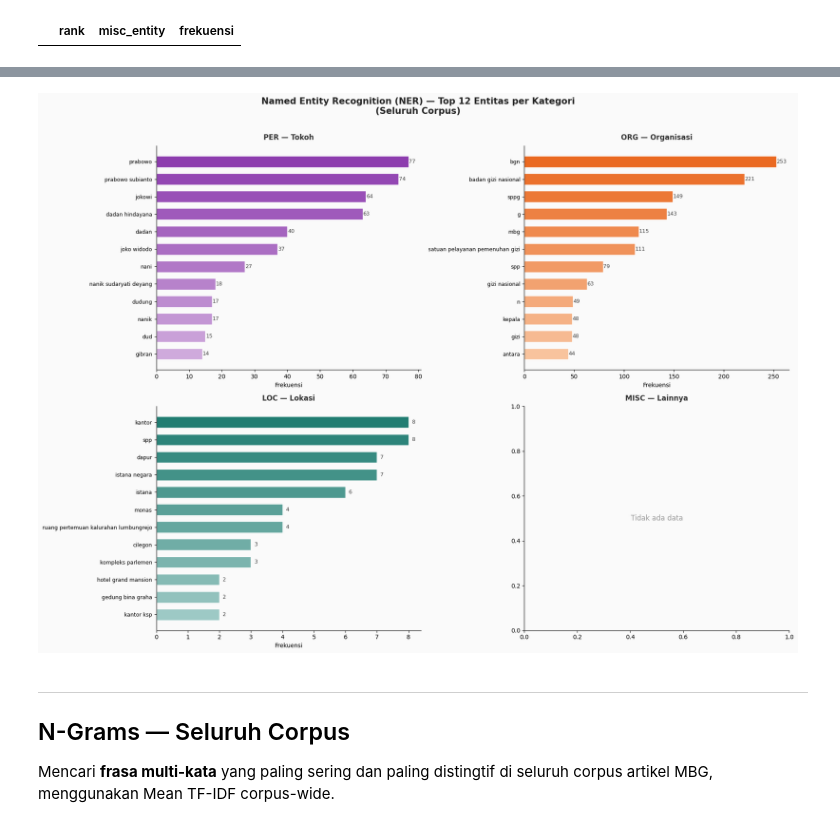
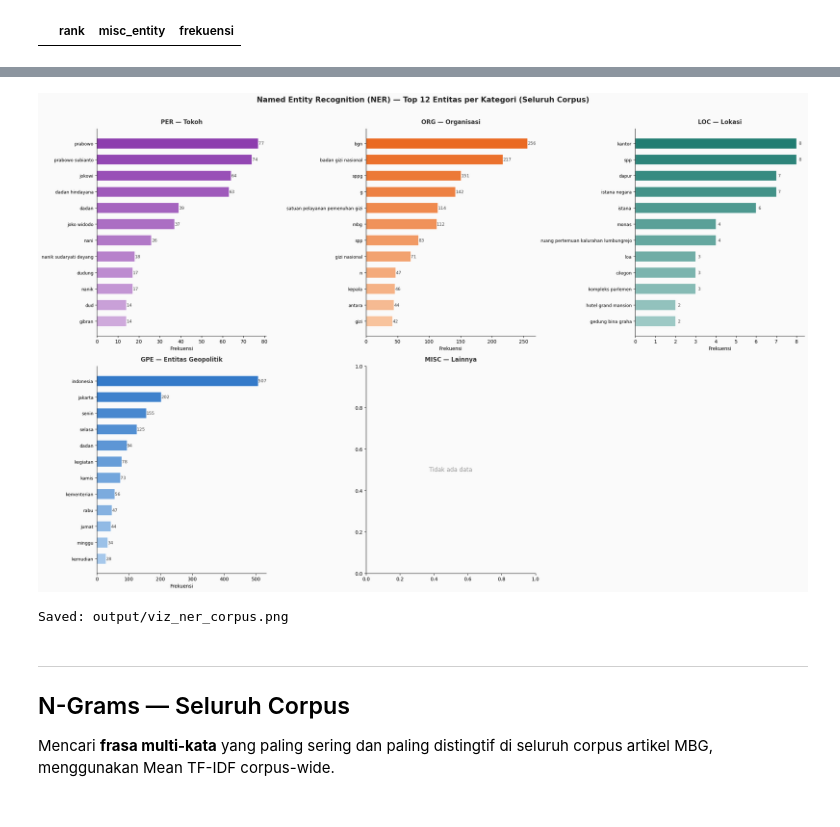
Before and after one commit to fransnicklaus/PBAKelompok1, a Jupyter notebook: midterm/main.ipynb, the cells around one changed output, grey strips where cells are left out. Cells and saved outputs as stored; diff of their text form; code cells hidden in the pictures.

Commit message:
feat: added NER GPE and Visualization of time series

```diff
--- a/midterm/main.ipynb
+++ b/midterm/main.ipynb
@@ -2447,3 +2700,14 @@ display(top_misc)
 === Top 20 MISC — Seluruh Corpus ===
 Entitas lain (nama program, undang-undang, istilah teknis):
 |  | rank | misc_entity | frekuensi |
+# %%
+# ── GPE ──────────────────────────────────────────────────────────────────────
+all_gpe = ' '.join(df['ner_gpe'].fillna('').tolist())
+gpe_freq = Counter(all_gpe.split())
+top_gpe = pd.DataFrame(gpe_freq.most_common(20), columns=['wilayah_gpe', 'frekuensi'])
+top_gpe['wilayah_gpe'] = top_gpe['wilayah_gpe'].str.replace('_', ' ')
+top_gpe.insert(0, 'rank', range(1, len(top_gpe) + 1))
+
+print('=== Top 20 GPE (Geopolitical Entity) — Seluruh Corpus ===')
+print('Entitas geopolitik (negara, provinsi, kota) yang paling sering disebut:\n')
+display(top_gpe)
@@ -2451,16 +2786,17 @@ Entitas lain (nama program, undang-undang, istilah teknis):
 top_n_ner = 12
 
 ner_data = [
-    (top_per.head(top_n_ner),  'tokoh',       'PER — Tokoh',        '#7B1FA2', '#F3E5F5'),
-    (top_org.head(top_n_ner),  'organisasi',  'ORG — Organisasi',   '#E65100', '#FFF3E0'),
-    (top_loc.head(top_n_ner),  'lokasi',      'LOC — Lokasi',       '#00695C', '#E0F2F1'),
-    (top_misc.head(top_n_ner), 'misc_entity', 'MISC — Lainnya',     '#1565C0', '#E3F2FD'),
+    (top_per.head(top_n_ner),  'tokoh',       'PER — Tokoh',             '#7B1FA2', '#F3E5F5'),
+    (top_org.head(top_n_ner),  'organisasi',  'ORG — Organisasi',        '#E65100', '#FFF3E0'),
+    (top_loc.head(top_n_ner),  'lokasi',      'LOC — Lokasi',            '#00695C', '#E0F2F1'),
+    (top_gpe.head(top_n_ner),  'wilayah_gpe', 'GPE — Entitas Geopolitik','#1565C0', '#E3F2FD'),
+    (top_misc.head(top_n_ner), 'misc_entity', 'MISC — Lainnya',          '#558B2F', '#F1F8E9'),
 ]
 
-fig, axes = plt.subplots(2, 2, figsize=(18, 13))
+fig, axes = plt.subplots(2, 3, figsize=(22, 14))
 fig.patch.set_facecolor('#FAFAFA')
 fig.suptitle(
-    'Named Entity Recognition (NER) — Top 12 Entitas per Kategori\n(Seluruh Corpus)',
+    'Named Entity Recognition (NER) — Top 12 Entitas per Kategori (Seluruh Corpus)',
     fontsize=15, fontweight='bold', y=1.01, color='#222'
 )
 axes_flat = axes.flatten()
@@ -2468,36 +2804,42 @@ axes_flat = axes.flatten()
 for ax, (df_ner, col, title, dark_c, light_c) in zip(axes_flat, ner_data):
     ax.set_facecolor('#FAFAFA')
     ax.spines['top'].set_visible(False)
     ax.spines['right'].set_visible(False)
 
     if df_ner.empty or df_ner['frekuensi'].sum() == 0:
         ax.text(0.5, 0.5, 'Tidak ada data', ha='center', va='center',
                 transform=ax.transAxes, fontsize=12, color='#999')
         ax.set_title(title, fontsize=12, fontweight='bold', color='#333', pad=10)
         continue
 
     cmap_ner = plt.cm.colors.LinearSegmentedColormap.from_list('ner', [light_c, dark_c])
-    n_bars = len(df_ner)
+    n_bars   = len(df_ner)
     bar_colors = [cmap_ner(0.3 + 0.6 * i / n_bars) for i in range(n_bars)]
 
     bars = ax.barh(
         df_ner[col][::-1], df_ner['frekuensi'][::-1],
         color=bar_colors, edgecolor='white', height=0.65
     )
     for bar, val in zip(bars, df_ner['frekuensi'][::-1].values):
         ax.text(
-            bar.get_width() + 0.1, bar.get_y() + bar.get_height() / 2,
+            bar.get_width() + 0.1,
+            bar.get_y() + bar.get_height() / 2,
             str(int(val)), va='center', ha='left', fontsize=9, color='#444'
         )
     ax.set_title(title, fontsize=12, fontweight='bold', color='#333', pad=10)
     ax.set_xlabel('Frekuensi', fontsize=10)
     ax.tick_params(axis='y', labelsize=9)
 
+# Hide the unused 6th subplot
+axes_flat[5].set_visible(False)
+
 plt.tight_layout()
 plt.savefig('output/viz_ner_corpus.png', dpi=150, bbox_inches='tight')
 plt.show()
+print('Saved: output/viz_ner_corpus.png')
 # %% [output]
-[figure, old version]
+[figure, new version]
+Saved: output/viz_ner_corpus.png
 # %% [markdown]
 ---
 ## N-Grams — Seluruh Corpus
```
Also changed, not shown: parts of 25 cells of this notebook, 6 other files.
